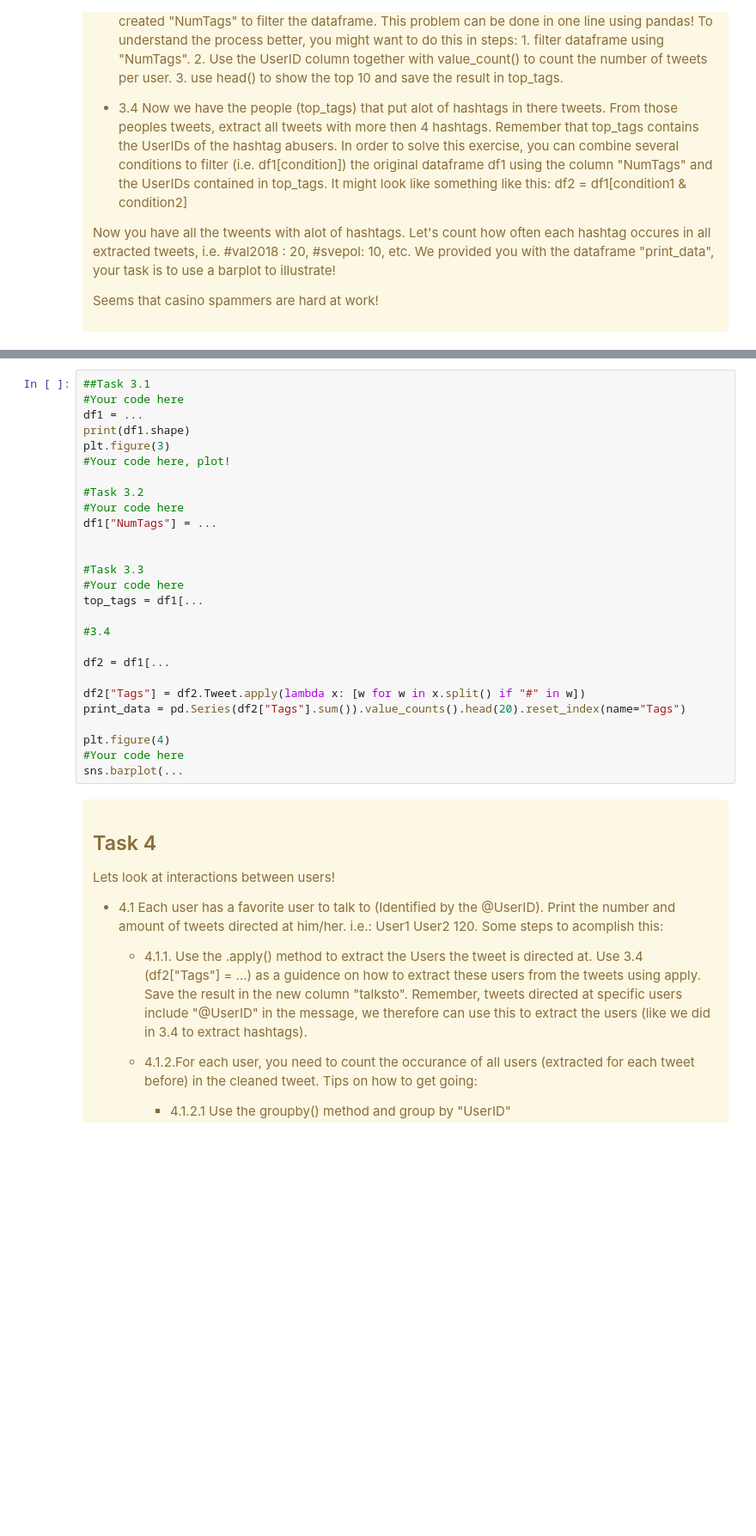
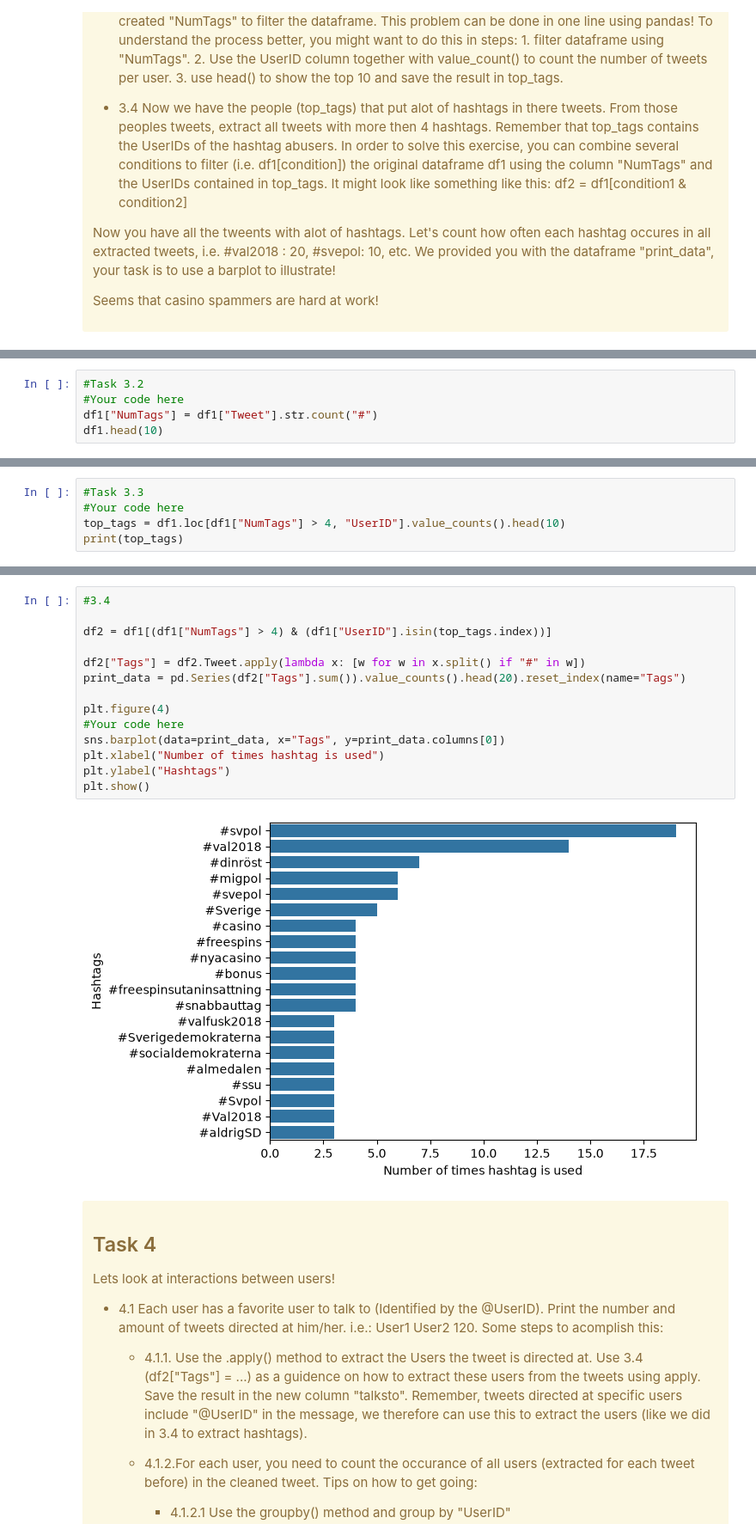
Before and after one commit to HObaid00/Data-Science, a Jupyter notebook: Labs/Lab3/Part2/Part2.ipynb, the cells around one changed output, grey strips where cells are left out. Shown at 86% size. Drawn from its saved outputs; the diff is of its cells as text; blank space fills up the shorter version.

```diff
--- a/Labs/Lab3/Part2/Part2.ipynb
+++ b/Labs/Lab3/Part2/Part2.ipynb
@@ -96,0 +118,5 @@ Seems that casino spammers are hard at work!
+# %%
+#Task 3.2
+#Your code here
+df1["NumTags"] = df1["Tweet"].str.count("#")
+df1.head(10)
@@ -96,0 +135,5 @@ Seems that casino spammers are hard at work!
+# %%
+#Task 3.3
+#Your code here
+top_tags = df1.loc[df1["NumTags"] > 4, "UserID"].value_counts().head(10)
+print(top_tags)
@@ -97,30 +153,19 @@ Seems that casino spammers are hard at work!
 # %%
-##Task 3.1
-#Your code here
-df1 = ...
-print(df1.shape)
-plt.figure(3)
-#Your code here, plot!
-
-#Task 3.2
-#Your code here
-df1["NumTags"] = ...
-
-
-#Task 3.3
-#Your code here
-top_tags = df1[...
-
 #3.4
 
-df2 = df1[...
+df2 = df1[(df1["NumTags"] > 4) & (df1["UserID"].isin(top_tags.index))]
 
 df2["Tags"] = df2.Tweet.apply(lambda x: [w for w in x.split() if "#" in w])
 print_data = pd.Series(df2["Tags"].sum()).value_counts().head(20).reset_index(name="Tags")
 
 plt.figure(4)
 #Your code here
-sns.barplot(...
+sns.barplot(data=print_data, x="Tags", y=print_data.columns[0])
+plt.xlabel("Number of times hashtag is used")
+plt.ylabel("Hashtags")
+plt.show()
+# %% [output]
+[figure, added]
 # %% [markdown]
 <div class="alert alert-block alert-warning">
 
```
Also changed, not shown: parts of 8 cells of this notebook.
